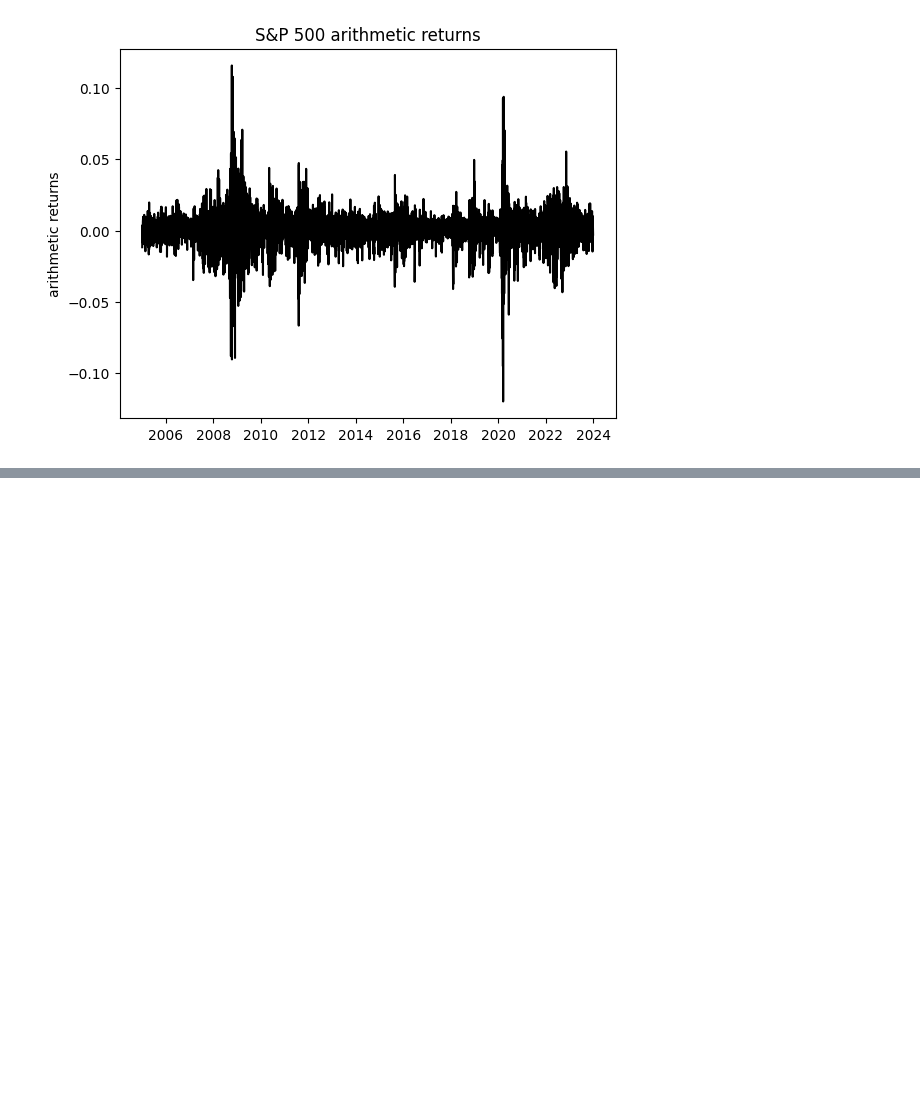
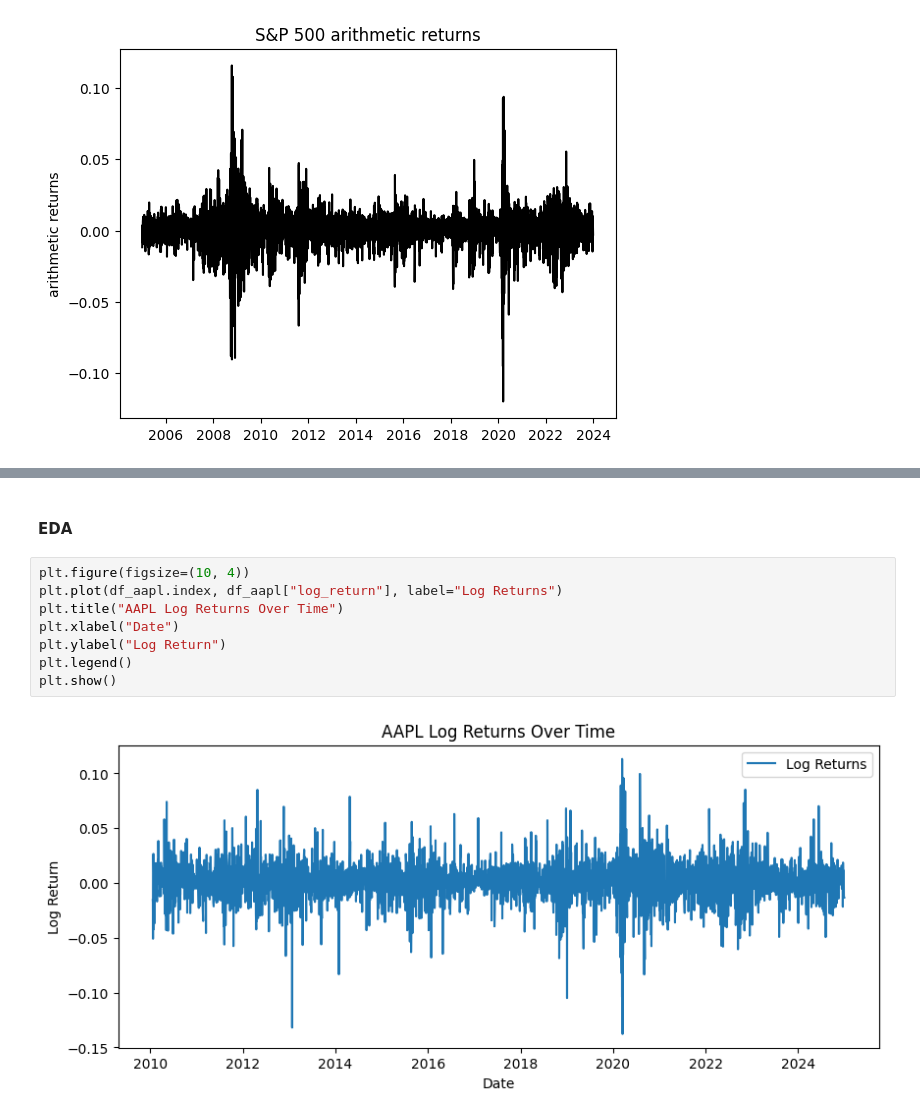
Before and after one commit to dianemans/time-series-pred, a Jupyter notebook: nb_draft_diane.ipynb, the cells around one changed output, grey strips where cells are left out. Saved outputs shown, nothing was run; the diff lists cells and outputs as text; blank space fills up the shorter version.

```diff
--- a/nb_draft_diane.ipynb
+++ b/nb_draft_diane.ipynb
@@ -94,0 +167,12 @@ Prévision AR(1-step) : -0.0007040844502116006
+# %% [markdown]
+#### EDA
+# %%
+plt.figure(figsize=(10, 4))
+plt.plot(df_aapl.index, df_aapl["log_return"], label="Log Returns")
+plt.title("AAPL Log Returns Over Time")
+plt.xlabel("Date")
+plt.ylabel("Log Return")
+plt.legend()
+plt.show()
+# %% [output]
+[figure, added]
```
Also changed, not shown: parts of 19 cells of this notebook.
